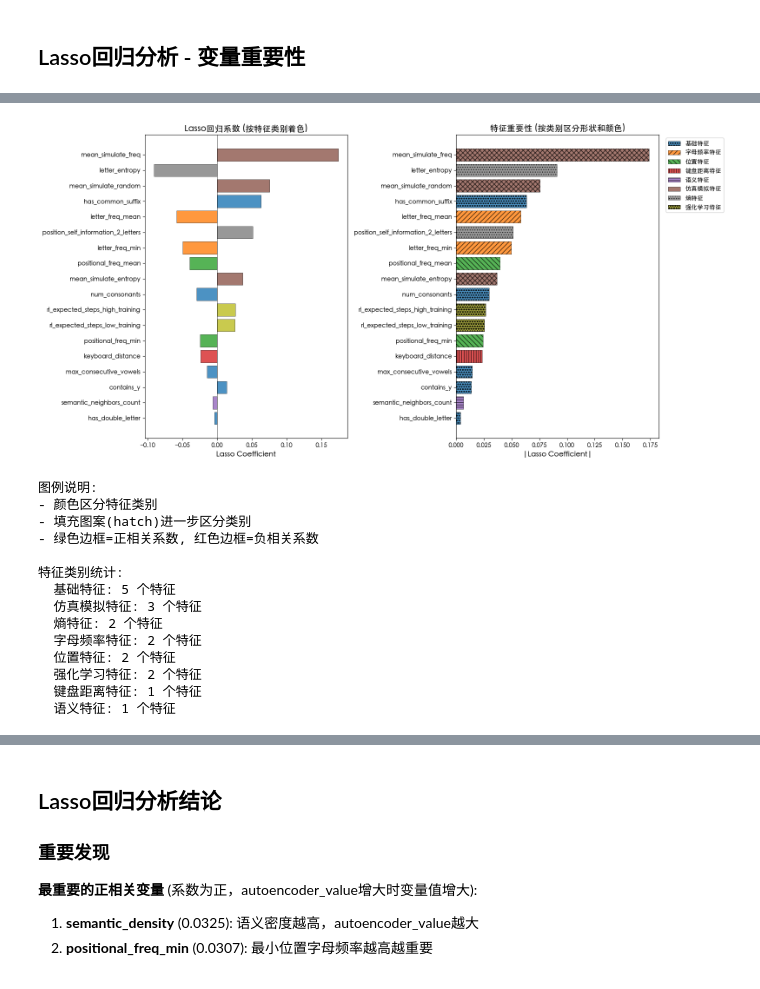
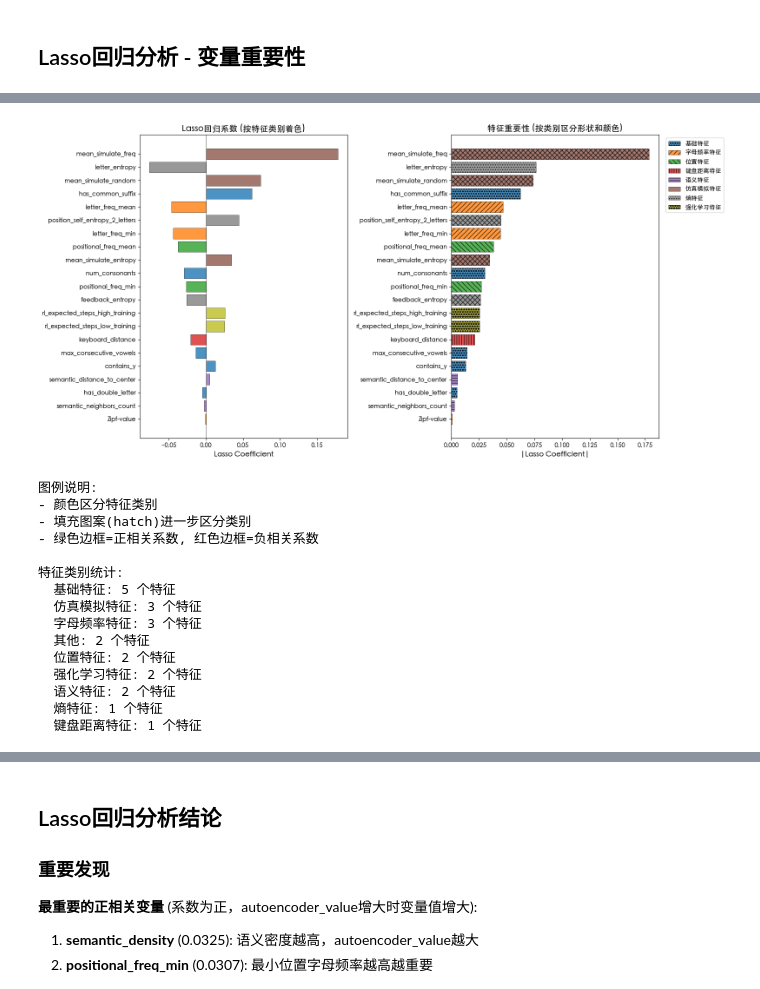
Before and after one commit to luoyiti/MCM_2023_C, a Jupyter notebook: addOn.ipynb, the cells around one changed output, grey strips where cells are left out. Saved outputs shown, nothing was run; the diff lists cells and outputs as text; code cells hidden in the pictures.

```diff
--- a/addOn.ipynb
+++ b/addOn.ipynb
@@ -66,20 +120,3 @@ glove_words = list(embeddings.keys())
 glove_vecs = [embeddings[w.lower()] for w in glove_words if len(w) == 5]
 # %%
 len(vecs)
-# %%
-semantic_neighbors_count = {}
-
-from tqdm import tqdm
-
-for i, w in enumerate(tqdm(words)):
-    v_w = vecs[i]
-    count = 0
-    for word, glove_vecs in embeddings.items():
-        if len(word) != 5:
-            continue
-        if w == word:
-            continue
-        sim = cosine_sim(v_w, glove_vecs)
-        if sim >= tau:
-            count += 1
-    semantic_neighbors_count[w] = count
@@ -262,7 +356,8 @@ df = pd.read_csv("data/mcm_processed_data.csv")
 # 定义需要排除的列
 exclude_cols = ['date', 'contest_number', 'word', 'number_of_reported_results', 'number_in_hard_mode',
                 'sum', 'autoencoder_value', 'expected_attempts',
-                '1_try', '2_tries', '3_tries', '4_tries', '5_tries', '6_tries', '7_or_more_tries_x']
+                '1_try', '2_tries', '3_tries', '4_tries', '5_tries',
+                '6_tries', '7_or_more_tries_x']
 random_try_cols = ['1_try_simulate_random', '2_try_simulate_random', '3_try_simulate_random',
                 '4_try_simulate_random', '5_try_simulate_random', '6_try_simulate_random',
                 '7_try_simulate_random']
@@ -282,11 +377,17 @@ rl_try_high_training_cols = [
     'rl_4_try_high_training','rl_5_try_high_training','rl_6_try_high_training',
     'rl_7_try_high_training'
 ]
+rl_try_little_training_cols = [
+    'rl_1_try_little_training','rl_2_try_little_training','rl_3_try_little_training',
+    'rl_4_try_little_training','rl_5_try_little_training','rl_6_try_little_training',
+    'rl_7_try_little_training'
+]
 exclude_cols.extend(random_try_cols)
 exclude_cols.extend(freq_try_cols)
 exclude_cols.extend(entropy_try_cols)
 exclude_cols.extend(rl_try_low_training_cols)
 exclude_cols.extend(rl_try_high_training_cols)
+exclude_cols.extend(rl_try_little_training_cols)
 # 选择特征列
 feature_cols = [col for col in df.columns if col not in exclude_cols]
 print("特征变量:", feature_cols)
@@ -429,7 +533,8 @@ feature_categories = {
     '位置特征': ['position_rarity', 'positional_freq_mean', 'positional_freq_min', 'positional_fit'
              'starts_with_vowel', 'ends_with_vowel'],
     '键盘距离特征': ['keyboard_distance'],
-    '语义特征': ['semantic_neighbors_count', 'semantic_density', 'semantic_difficulty'],
+    '语义特征': ['semantic_neighbors_count', 'semantic_density', 'semantic_difficulty',
+             'semantic_distance', 'semantic_distance_to_center'],
     '仿真模拟特征': ['mean_simulate_random', '1_try_simulate_random', '2_try_simulate_random',
                      '3_try_simulate_random', '4_try_simulate_random', '5_try_simulate_random',
                      '6_try_simulate_random', '7_try_simulate_random', 'mean_simulate_freq', '1_try_simulate_freq', '2_try_simulate_freq',
@@ -443,7 +548,10 @@ feature_categories = {
                'rl_5_try_low_training', 'rl_6_try_low_training', 'rl_7_try_low_training',
                'rl_1_try_high_training','rl_2_try_high_training','rl_3_try_high_training',
                 'rl_4_try_high_training','rl_5_try_high_training','rl_6_try_high_training',
-                'rl_7_try_high_training', 'rl_expected_steps_high_training']
+                'rl_7_try_high_training', 'rl_expected_steps_high_training',
+                'rl_1_try_little_training', 'rl_2_try_little_training', 'rl_3_try_little_training',
+                'rl_4_try_little_training', 'rl_5_try_little_training', 'rl_6_try_little_training',
+                'rl_7_try_little_training', 'rl_expected_steps_little_training']
 }
 
 # 为每个类别分配颜色和标记
@@ -488,8 +596,6 @@ category_styles = {
 # 可视化特征重要性
 plt.rcParams['font.family'] = 'Heiti TC'  # 替换为你选择的字体
 fig, axes = plt.subplots(1, 2, figsize=(16, 8))
-
-# 定义特征类别（与Cell 47保持一致）
 
 # 只显示非零系数的特征
 nonzero_df = coef_df[coef_df['coefficient'] != 0].copy()
@@ -503,6 +609,9 @@ def get_feature_category(feature):
 
 nonzero_df['category'] = nonzero_df['feature'].apply(get_feature_category)
 nonzero_df['color'] = nonzero_df['category'].map(category_colors)
+
+# 修复 nan 值问题：为未分类的特征分配默认颜色
+nonzero_df['color'] = nonzero_df['color'].fillna('gray')
 
 # 图1: 按系数值排序的条形图（使用不同颜色区分类别）
 ax1 = axes[0]
@@ -520,8 +629,6 @@ ax1.invert_yaxis()
 # 图2: 按绝对值排序的条形图（使用不同形状区分类别）
 ax2 = axes[1]
 sorted_by_abs = nonzero_df.sort_values('abs_coefficient', ascending=True)
-
-
 
 # 绘制柱状图
 y_positions = range(len(sorted_by_abs))
@@ -537,35 +644,35 @@ for i, (idx, row) in enumerate(sorted_by_abs.iterrows()):
 ax2.set_yticks(y_positions)
 ax2.set_yticklabels(sorted_by_abs['feature'])
 ax2.set_xlabel('|Lasso Coefficient|', fontsize=12)
 ax2.set_title('特征重要性 (按类别区分形状和颜色)', fontsize=14)
 
 # 添加图例
 legend_elements = []
 for category, color in category_colors.items():
     if category in sorted_by_abs['category'].values:
         hatch = category_hatches.get(category, '')
         legend_elements.append(
             plt.Rectangle((0, 0), 1, 1, facecolor=color, alpha=0.8,
                          hatch=hatch, edgecolor='black', linewidth=0.5, label=category)
         )
 
 ax2.legend(handles=legend_elements, bbox_to_anchor=(1.02, 1), loc='upper left', fontsize=10)
 
 plt.tight_layout()
-plt.savefig('data/lasso_feature_importance_by_category.png', dpi=150, bbox_inches='tight')
+plt.savefig('pictures/lasso_feature_importance_by_category.png', dpi=150, bbox_inches='tight')
 plt.show()
 
 # 打印类别统计
 print("\n图例说明:")
 print("- 颜色区分特征类别")
 print("- 填充图案(hatch)进一步区分类别")
 print("- 绿色边框=正相关系数, 红色边框=负相关系数")
 print("\n特征类别统计:")
 category_counts = nonzero_df['category'].value_counts()
 for category, count in category_counts.items():
     print(f"  {category}: {count} 个特征")
 # %% [output]
-[figure, old version]
+[figure, new version]
 图例说明:
 - 颜色区分特征类别
 - 填充图案(hatch)进一步区分类别
@@ -574,12 +681,13 @@ for category, count in category_counts.items():
 特征类别统计:
   基础特征: 5 个特征
   仿真模拟特征: 3 个特征
-  熵特征: 2 个特征
-  字母频率特征: 2 个特征
+  字母频率特征: 3 个特征
+  其他: 2 个特征
   位置特征: 2 个特征
   强化学习特征: 2 个特征
+  语义特征: 2 个特征
+  熵特征: 1 个特征
   键盘距离特征: 1 个特征
-  语义特征: 1 个特征
 # %%
 # 不同alpha值下的系数路径图
 alphas = np.logspace(-5, -1, 50)
```
Also changed, not shown: parts of 24 cells of this notebook, 9 other files.
